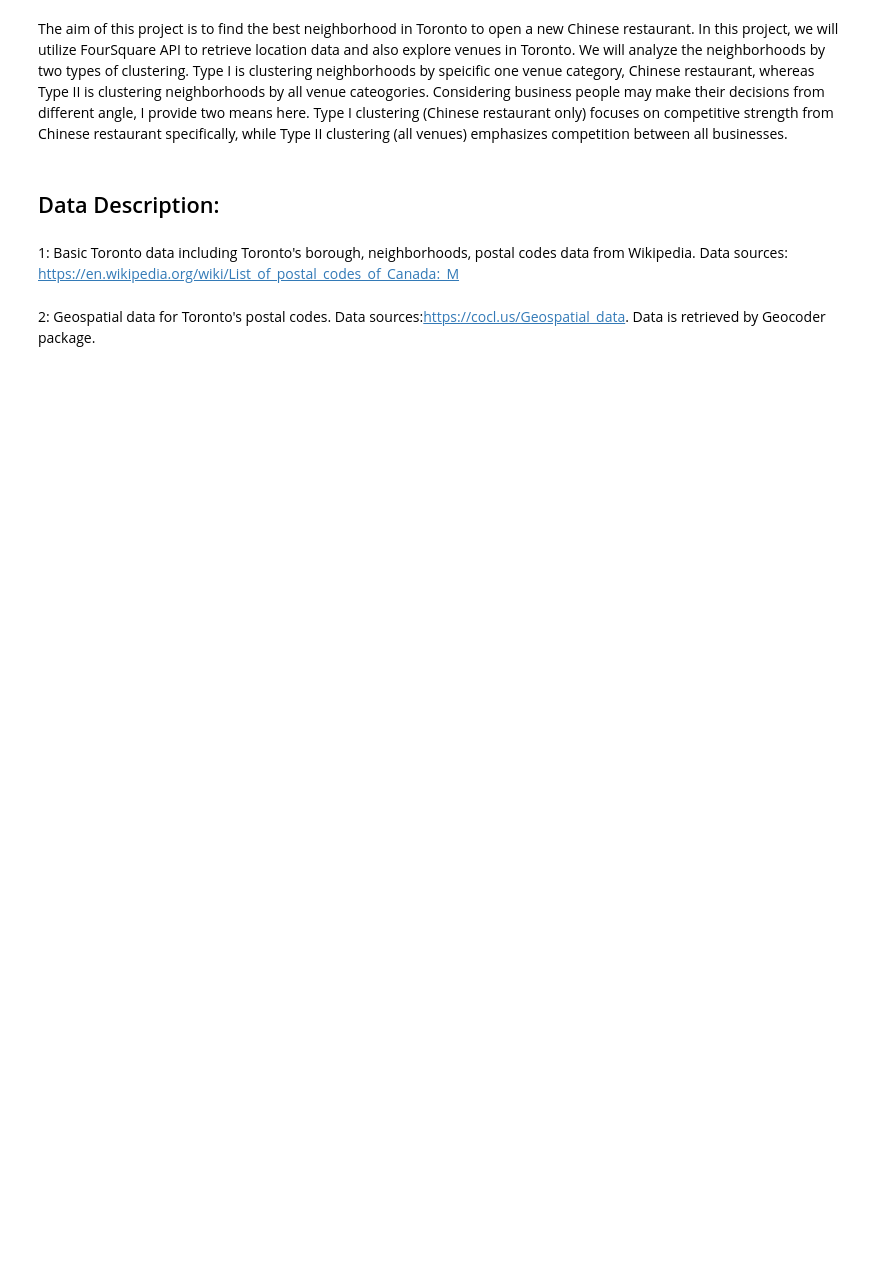
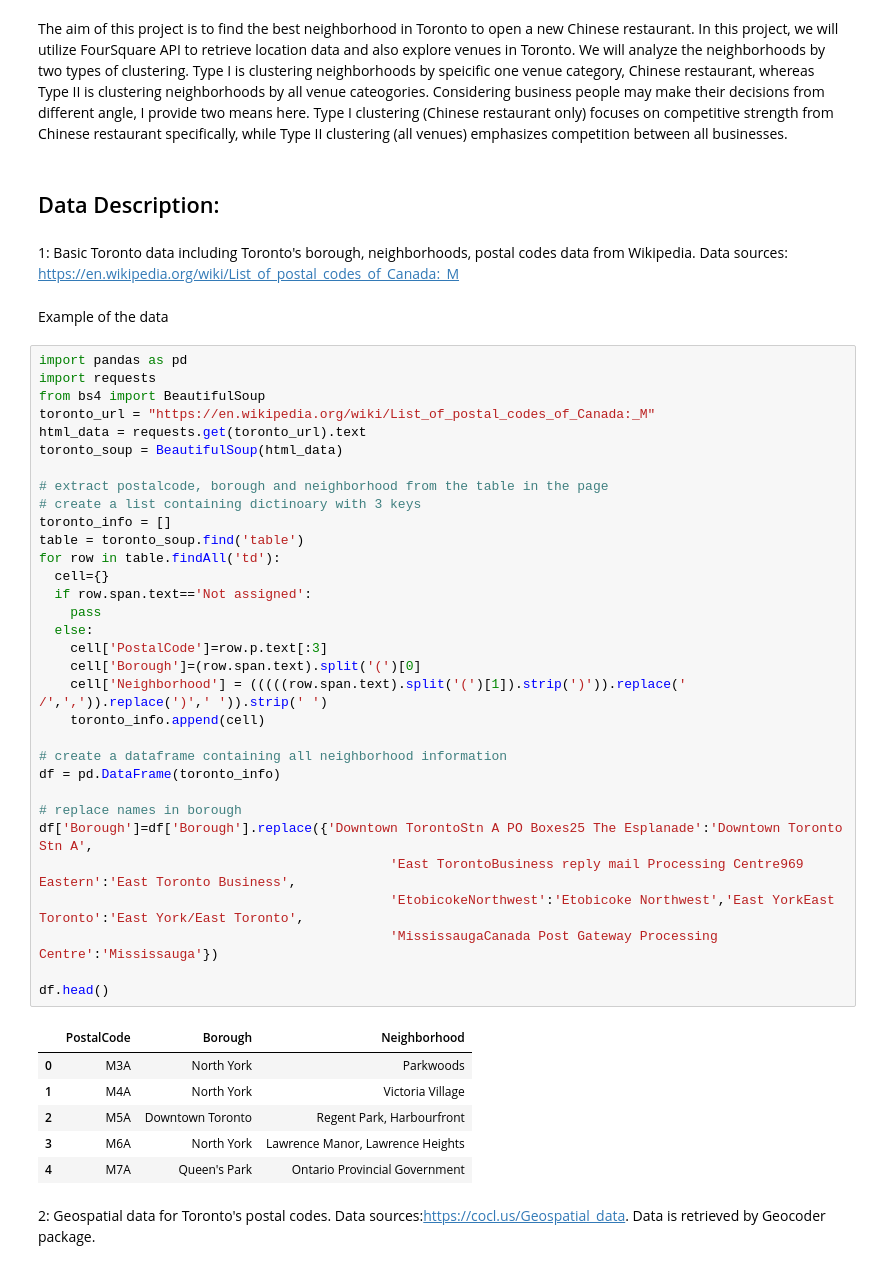
Before and after one commit to honghusldl/IBM-DA-capstone-project-city-segmentation, a Jupyter notebook: Introduction_capstone_project.ipynb, the cells around one changed output. Saved outputs shown, nothing was run; the diff lists cells and outputs as text; blank space fills up the shorter version.

```diff
--- a/Introduction_capstone_project.ipynb
+++ b/Introduction_capstone_project.ipynb
@@ -9,6 +11,47 @@ The aim of this project is to find the best neighborhood in Toronto to open a ne
 # %% [markdown]
 1: Basic Toronto data including Toronto's borough, neighborhoods, postal codes data from Wikipedia.
 Data sources: https://en.wikipedia.org/wiki/List_of_postal_codes_of_Canada:_M
+# %% [markdown]
+Example of the data
+# %%
+import pandas as pd
+import requests
+from bs4 import BeautifulSoup
+toronto_url = "https://en.wikipedia.org/wiki/List_of_postal_codes_of_Canada:_M"
+html_data = requests.get(toronto_url).text
+toronto_soup = BeautifulSoup(html_data)
+
+# extract postalcode, borough and neighborhood from the table in the page
+# create a list containing dictinoary with 3 keys
+toronto_info = []
+table = toronto_soup.find('table')
+for row in table.findAll('td'):
+  cell={}
+  if row.span.text=='Not assigned':
+    pass
+  else:
+    cell['PostalCode']=row.p.text[:3]
+    cell['Borough']=(row.span.text).split('(')[0]
+    cell['Neighborhood'] = (((((row.span.text).split('(')[1]).strip(')')).replace(' /',',')).replace(')',' ')).strip(' ')
+    toronto_info.append(cell)
+
+# create a dataframe containing all neighborhood information
+df = pd.DataFrame(toronto_info)
+
+# replace names in borough
+df['Borough']=df['Borough'].replace({'Downtown TorontoStn A PO Boxes25 The Esplanade':'Downtown Toronto Stn A',
+                                             'East TorontoBusiness reply mail Processing Centre969 Eastern':'East Toronto Business',
+                                             'EtobicokeNorthwest':'Etobicoke Northwest','East YorkEast Toronto':'East York/East Toronto',
+                                             'MississaugaCanada Post Gateway Processing Centre':'Mississauga'})
+
+df.head()
+# %% [output]
+|  | PostalCode | Borough | Neighborhood |
+| 0 | M3A | North York | Parkwoods |
+| 1 | M4A | North York | Victoria Village |
+| 2 | M5A | Downtown Toronto | Regent Park, Harbourfront |
+| 3 | M6A | North York | Lawrence Manor, Lawrence Heights |
+| 4 | M7A | Queen's Park | Ontario Provincial Government |
 # %% [markdown]
 2: Geospatial data for Toronto's postal codes.
 Data sources:https://cocl.us/Geospatial_data. Data is retrieved by Geocoder package.
```
Also changed, not shown: parts of 5 cells of this notebook.
